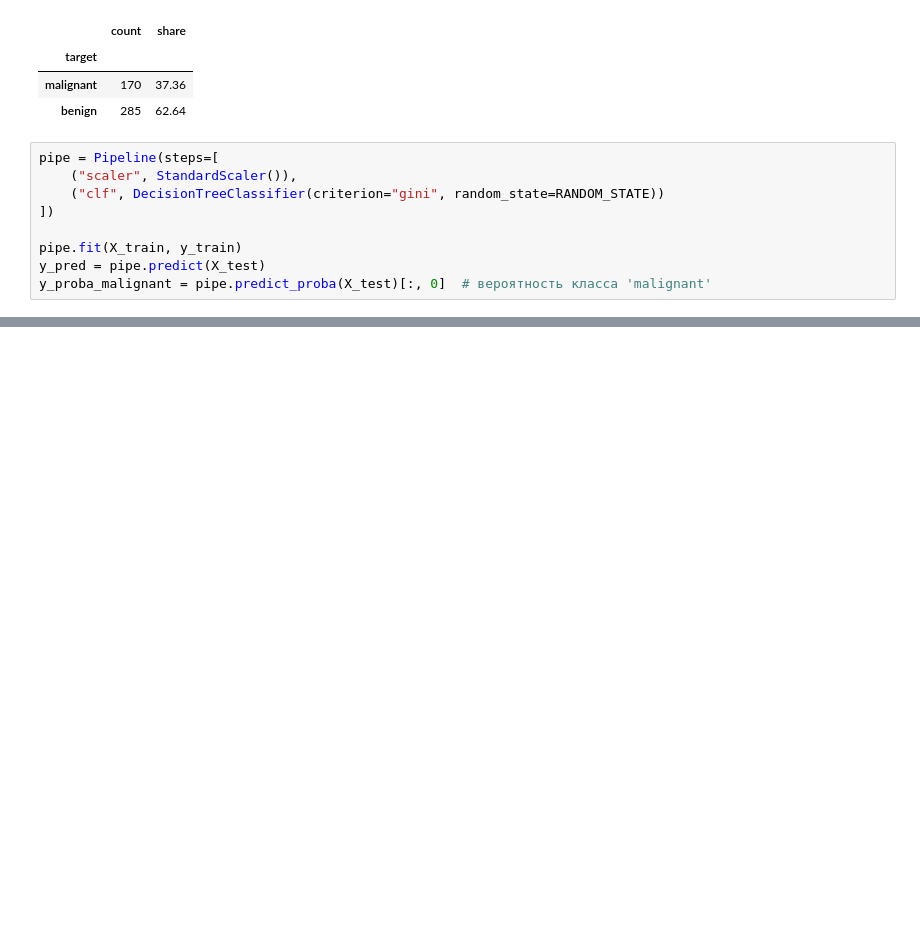
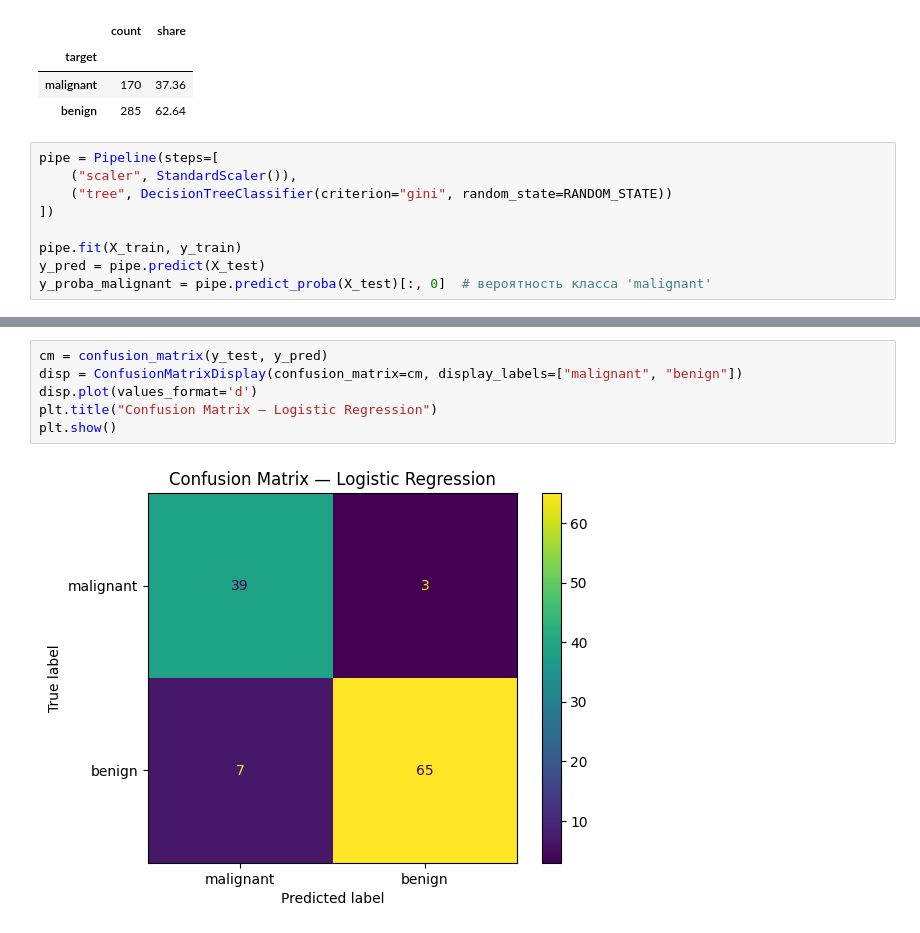
Before and after one commit to Akinara666/ml-playground, a Jupyter notebook: decision_tree/notebook.ipynb, the cells around one changed output, grey strips where cells are left out. Drawn from its saved outputs; the diff is of its cells as text; blank space fills up the shorter version.

Commit message:
decision_tree raw

```diff
--- a/decision_tree/notebook.ipynb
+++ b/decision_tree/notebook.ipynb
@@ -85,7 +85,7 @@ class_balance
 # %%
 pipe = Pipeline(steps=[
     ("scaler", StandardScaler()),
-    ("clf", DecisionTreeClassifier(criterion="gini", random_state=RANDOM_STATE))
+    ("tree", DecisionTreeClassifier(criterion="gini", random_state=RANDOM_STATE))
 ])
 
 pipe.fit(X_train, y_train)
@@ -93,0 +126,8 @@ y_proba_malignant = pipe.predict_proba(X_test)[:, 0]  # вероятность
+# %%
+cm = confusion_matrix(y_test, y_pred)
+disp = ConfusionMatrixDisplay(confusion_matrix=cm, display_labels=["malignant", "benign"])
+disp.plot(values_format='d')
+plt.title("Confusion Matrix — Logistic Regression")
+plt.show()
+# %% [output]
+[figure, added]
```
Also changed, not shown: parts of 7 cells of this notebook.
